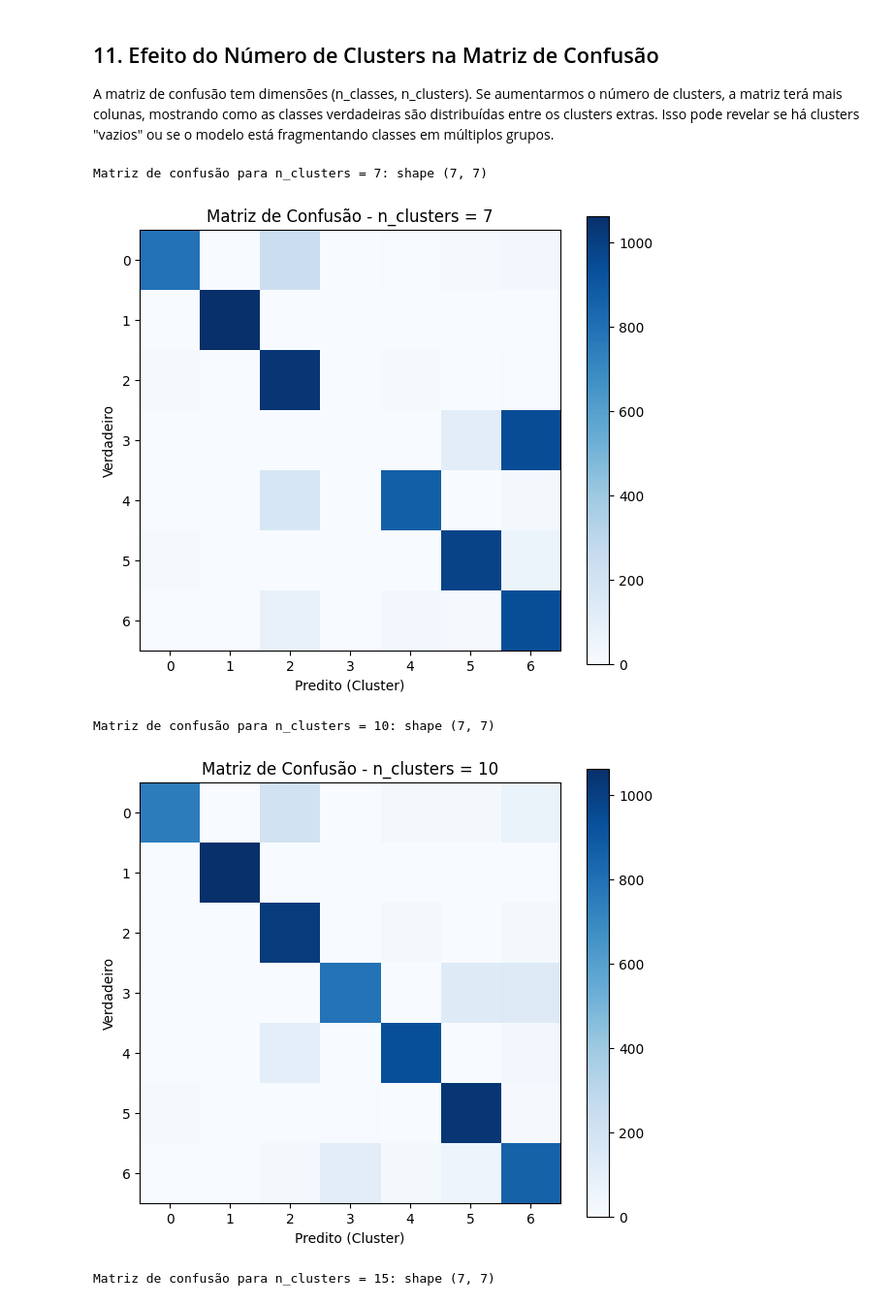
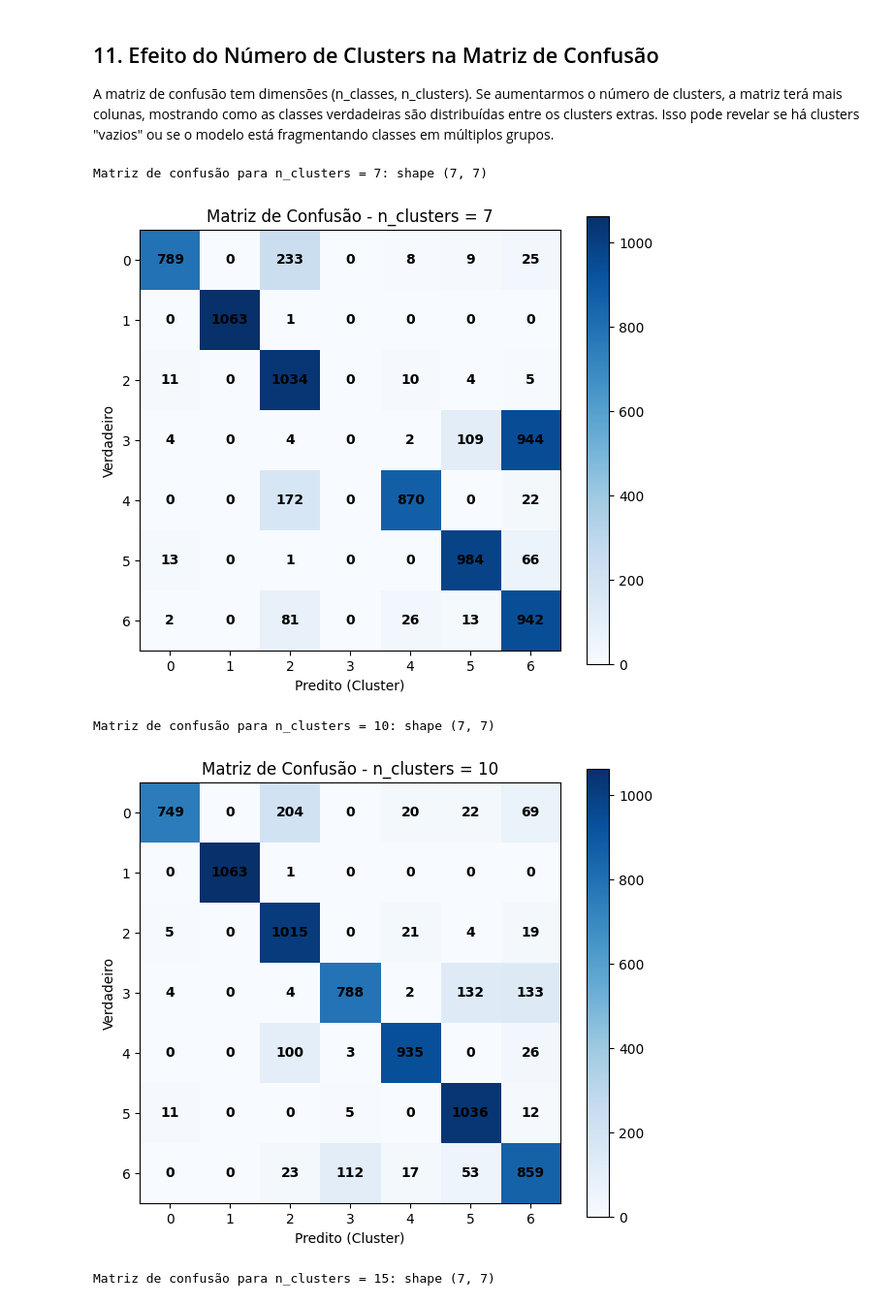
Before and after one commit to LeonardoVieiraGuimaraes/InteligenciaComputacional, a Jupyter notebook: Trabalho03/src/kmeans_drybean_balance.ipynb, the cells around one changed output. Shown: that part at 97% size. Saved outputs shown, nothing was run; the diff lists cells and outputs as text; code cells hidden in the pictures.

```diff
--- a/Trabalho03/src/kmeans_drybean_balance.ipynb
+++ b/Trabalho03/src/kmeans_drybean_balance.ipynb
@@ -300,21 +300,25 @@ A matriz de confusão tem dimensões (n_classes, n_clusters). Se aumentarmos o n
 # %%
 # Exemplo: Comparando matrizes de confusão para diferentes números de clusters
 for n_clusters_test in [7, 10, 15]:
     clf = KMeansSupervisionado(n_clusters=n_clusters_test, random_state=42)
     clf.fit(X_train, y_train)
     y_pred = clf.predict(X_test)
     cm = confusion_matrix(y_test, y_pred)
     print(f"Matriz de confusão para n_clusters = {n_clusters_test}: shape {cm.shape}")
     plt.figure(figsize=(7,6))
     plt.imshow(cm, interpolation='nearest', cmap=plt.cm.Blues)
     plt.title(f'Matriz de Confusão - n_clusters = {n_clusters_test}')
     plt.colorbar()
     plt.ylabel('Verdadeiro')
     plt.xlabel('Predito (Cluster)')
+    # Adiciona os valores nas células
+    for i in range(cm.shape[0]):
+        for j in range(cm.shape[1]):
+            plt.text(j, i, str(cm[i, j]), ha='center', va='center', color='black', fontsize=10, fontweight='bold')
     plt.show()
 # %% [output]
 Matriz de confusão para n_clusters = 7: shape (7, 7)
-[figure, old version]
+[figure, new version]
 Matriz de confusão para n_clusters = 10: shape (7, 7)
-[figure, old version]
+[figure, new version]
 Matriz de confusão para n_clusters = 15: shape (7, 7)
```
Also changed, not shown: parts of 1 cell of this notebook, 6 other files.
